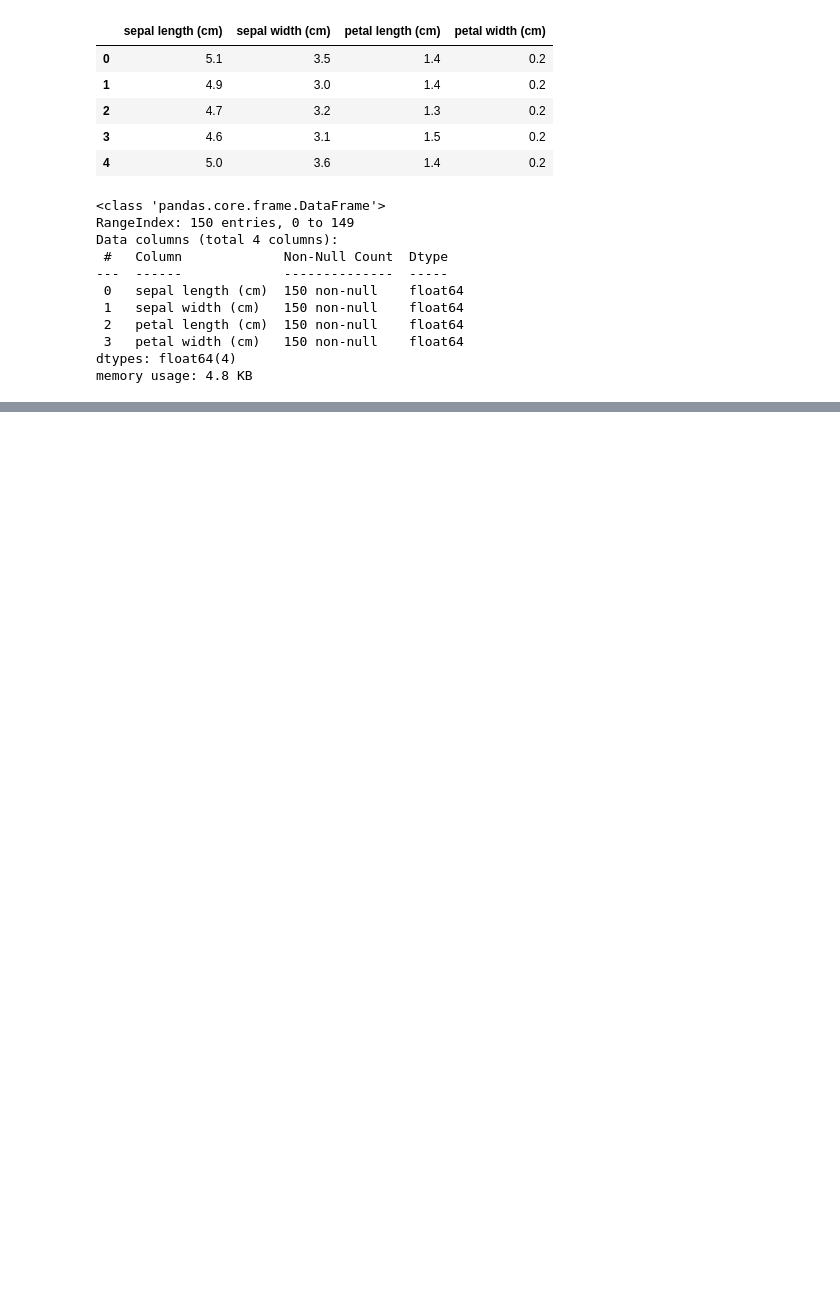
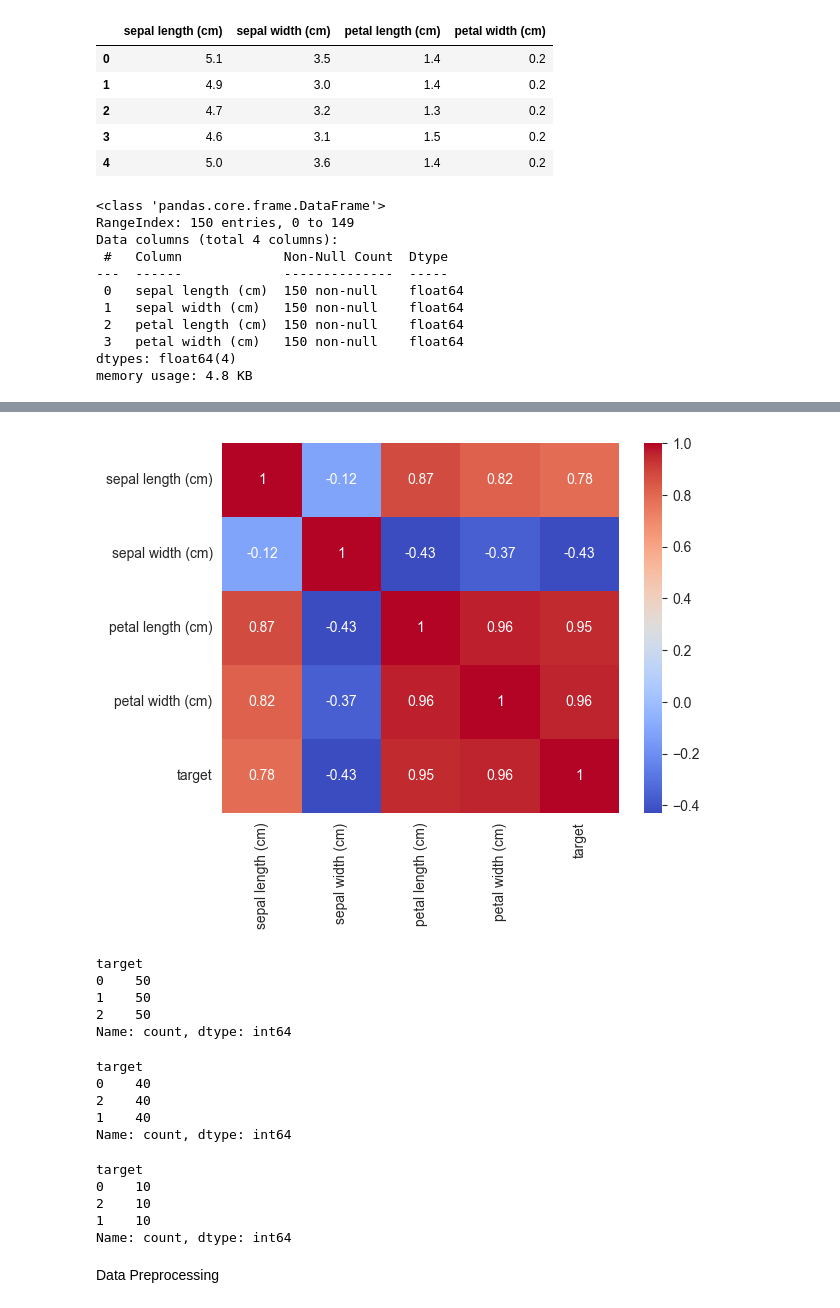
Before and after one commit to MrFanciful/ml-foundations-vol1-book, a Jupyter notebook: my_work/Chapter03/my_iris_classification_example.ipynb, the cells around one changed output, grey strips where cells are left out. Cells and saved outputs as stored; diff of their text form; code cells hidden in the pictures; blank space fills up the shorter version.

```diff
--- a/my_work/Chapter03/my_iris_classification_example.ipynb
+++ b/my_work/Chapter03/my_iris_classification_example.ipynb
@@ -34,0 +60,13 @@ memory usage: 4.8 KB
+# %%
+sns.heatmap(df.corr(), annot=True, cmap='coolwarm')
+plt.show()
+# %% [output]
+[figure, added]
+# %%
+y.value_counts()
+# %% [output]
+target
+0    50
+1    50
+2    50
+Name: count, dtype: int64
@@ -34,0 +77,18 @@ memory usage: 4.8 KB
+# %%
+y_train.value_counts()
+# %% [output]
+target
+0    40
+2    40
+1    40
+Name: count, dtype: int64
+# %%
+y_test.value_counts()
+# %% [output]
+target
+0    10
+2    10
+1    10
+Name: count, dtype: int64
+# %% [markdown]
+Data Preprocessing
```
Also changed, not shown: parts of 22 cells of this notebook, 1 other file.
